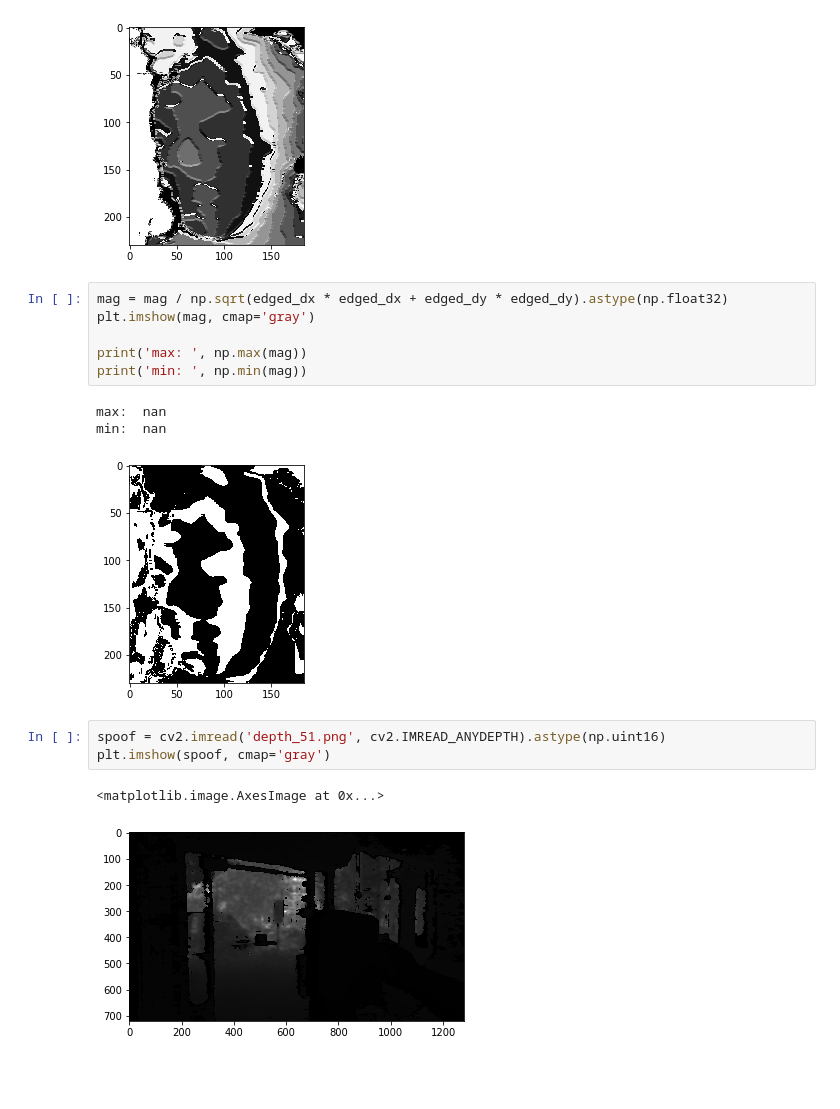
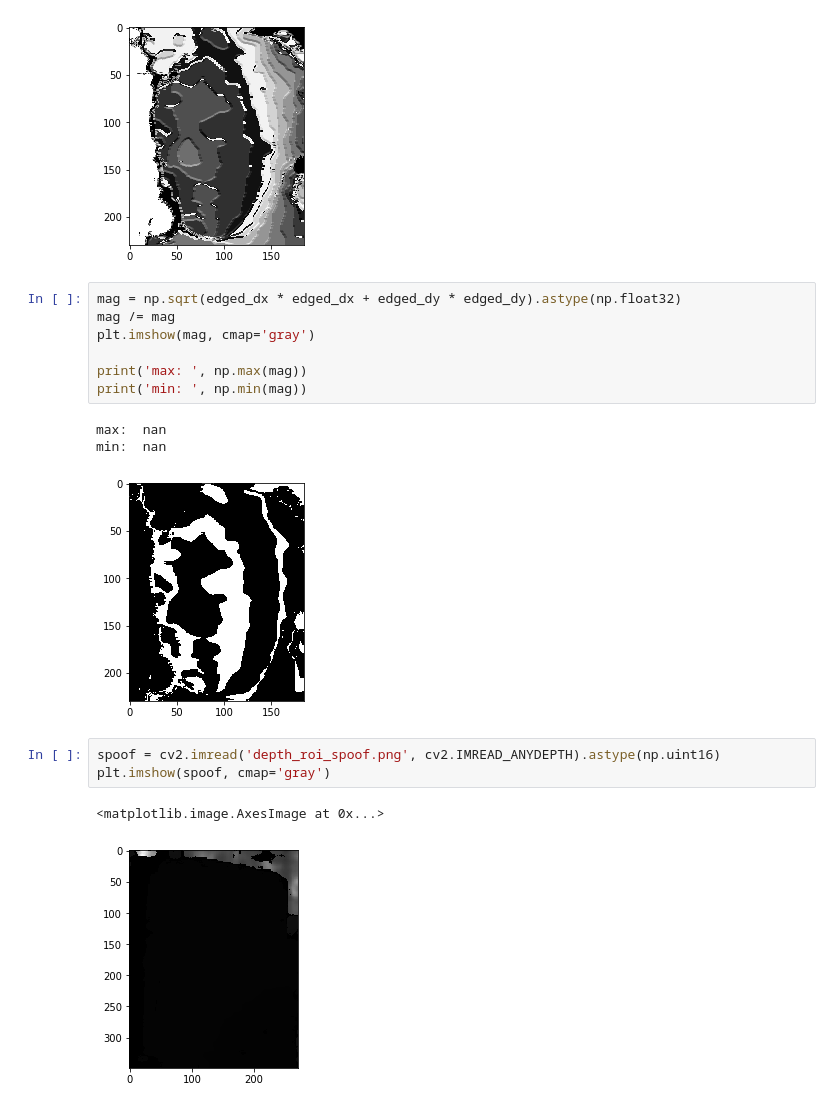
Before and after one commit to filipgrigorov/depth_scaling_experiments, a Jupyter notebook: depth_edging.ipynb, the cells around one changed output. Drawn from its saved outputs; the diff is of its cells as text; blank space fills up the shorter version.

```diff
--- a/depth_edging.ipynb
+++ b/depth_edging.ipynb
@@ -37,7 +37,8 @@ plt.imshow(edged_dy * 300, cmap='gray')
 <matplotlib.image.AxesImage at 0x...>
 [figure]
 # %%
-mag = mag / np.sqrt(edged_dx * edged_dx + edged_dy * edged_dy).astype(np.float32)
+mag = np.sqrt(edged_dx * edged_dx + edged_dy * edged_dy).astype(np.float32)
+mag /= mag
 plt.imshow(mag, cmap='gray')
 
 print('max: ', np.max(mag))
@@ -45,11 +46,11 @@ print('min: ', np.min(mag))
 # %% [output]
 max:  nan
 min:  nan
-[figure, old version]
+[figure, new version]
 # %%
-spoof = cv2.imread('depth_51.png', cv2.IMREAD_ANYDEPTH).astype(np.uint16)
+spoof = cv2.imread('depth_roi_spoof.png', cv2.IMREAD_ANYDEPTH).astype(np.uint16)
 plt.imshow(spoof, cmap='gray')
 # %% [output]
 <matplotlib.image.AxesImage at 0x...>
-[figure, old version]
+[figure, new version]
 # %%
```
Also changed, not shown: parts of 6 cells of this notebook, 1 other file.
